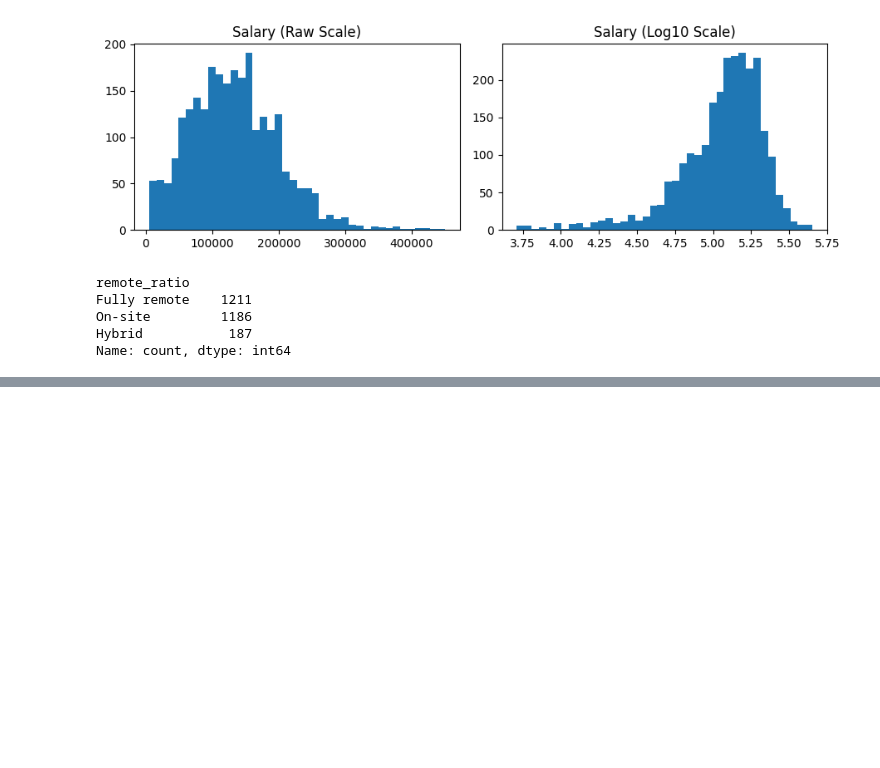
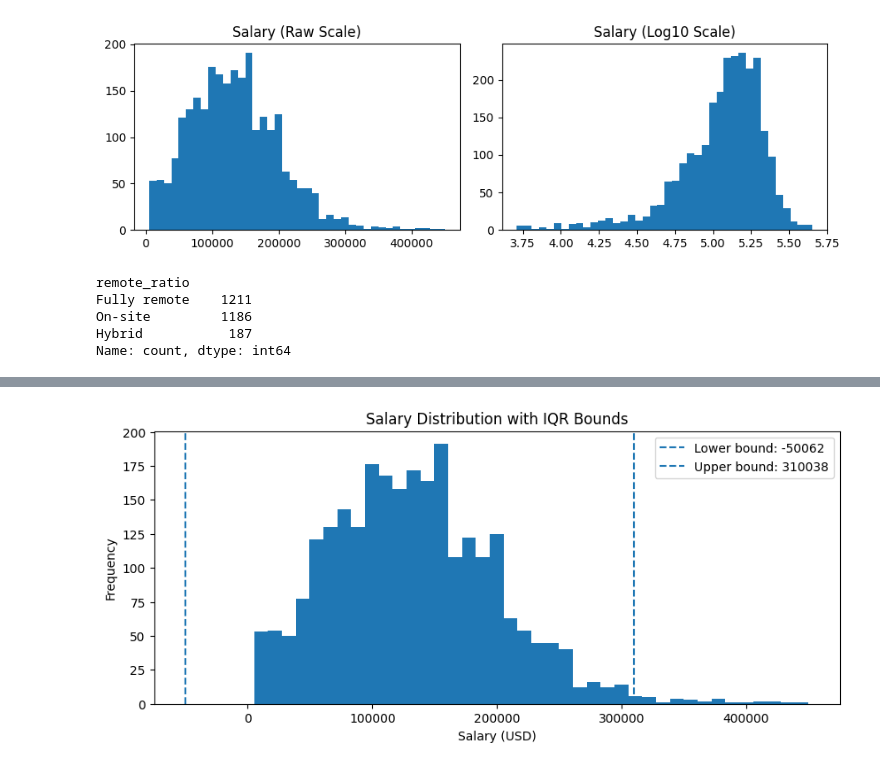
Before and after one commit to aelaraby6/Salary-Predictor, a Jupyter notebook: notebooks/eda.ipynb, the cells around one changed output, grey strips where cells are left out. Cells and saved outputs as stored; diff of their text form; code cells hidden in the pictures; blank space fills up the shorter version.

```diff
--- a/notebooks/eda.ipynb
+++ b/notebooks/eda.ipynb
@@ -255,0 +258,20 @@ Name: count, dtype: int64
+# %%
+def iqr_outliers(s, k=1.5):
+    q1, q3 = s.quantile([0.25, 0.75])
+    iqr = q3 - q1
+    low, high = q1 - k * iqr, q3 + k * iqr
+    return s[(s < low) | (s > high)], low, high
+# %%
+# Detect salary outliers
+salary = df["salary_in_usd"].dropna()
+
+out, low, high = iqr_outliers(salary)
+
+print(f"{len(out)} values outside [{low:.0f}, {high:.0f}] USD")
+
+# Inspect the actual rows before deciding anything
+display(
+    df.loc[out.index]
+    .sort_values("salary_in_usd", ascending=False)
+    .head(10)
+)
@@ -255,0 +300,15 @@ Name: count, dtype: int64
+# %%
+# Histogram with IQR boundaries
+plt.figure(figsize=(10, 4))
+plt.hist(df["salary_in_usd"].dropna(), bins=40)
+
+plt.axvline(low, linestyle="--", label=f"Lower bound: {low:.0f}")
+plt.axvline(high, linestyle="--", label=f"Upper bound: {high:.0f}")
+
+plt.title("Salary Distribution with IQR Bounds")
+plt.xlabel("Salary (USD)")
+plt.ylabel("Frequency")
+plt.legend()
+plt.show()
+# %% [output]
+[figure, added]
```
Also changed, not shown: parts of 4 cells of this notebook.
